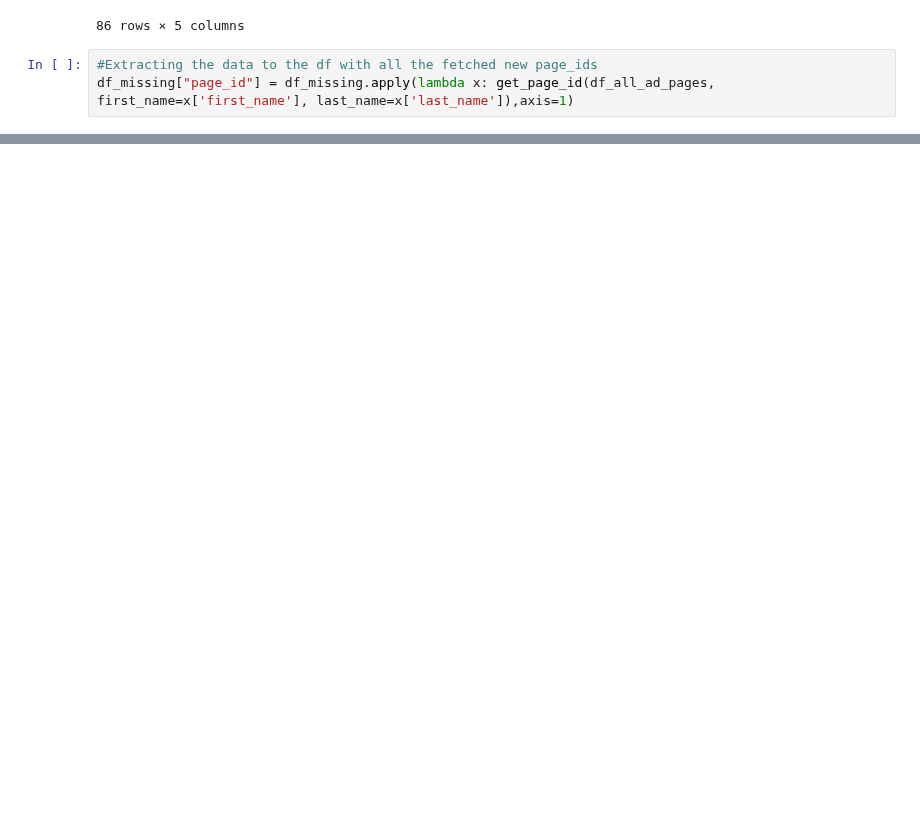
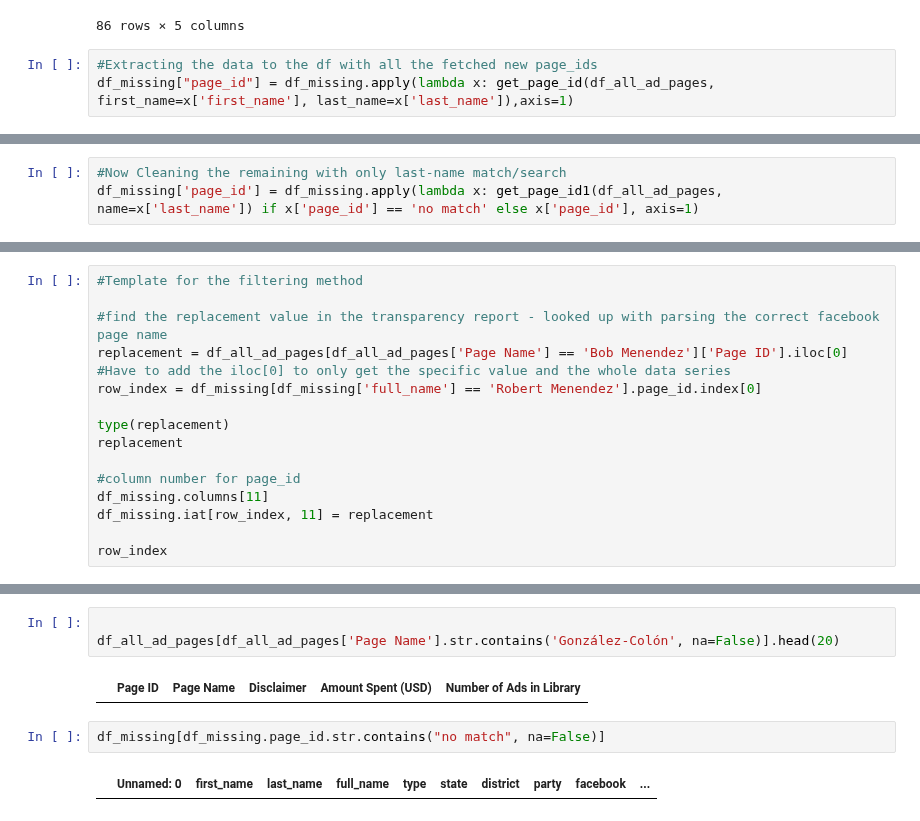
Before and after one commit to lrnz-asnprs/political-ad-api, a Jupyter notebook: notebooks/gustav_notebook.ipynb, the cells around one changed output, grey strips where cells are left out. Cells and saved outputs as stored; diff of their text form; blank space fills up the shorter version.

```diff
--- a/notebooks/gustav_notebook.ipynb
+++ b/notebooks/gustav_notebook.ipynb
@@ -212,0 +198,3 @@ df_test = df_all_ad_pages[['Page Name','Page ID']]
+# %%
+#Now Cleaning the remaining with only last-name match/search
+df_missing['page_id'] = df_missing.apply(lambda x: get_page_id1(df_all_ad_pages, name=x['last_name']) if x['page_id'] == 'no match' else x['page_id'], axis=1)
@@ -267,0 +237,15 @@ df_all_ad_pages[ df_all_ad_pages['Page Name'] == 'Congressman Hank Johnson']
+# %%
+#Template for the filtering method
+
+#find the replacement value in the transparency report - looked up with parsing the correct facebook page name
+replacement = df_all_ad_pages[df_all_ad_pages['Page Name'] == 'Bob Menendez']['Page ID'].iloc[0] #Have to add the iloc[0] to only get the specific value and the whole data series
+row_index = df_missing[df_missing['full_name'] == 'Robert Menendez'].page_id.index[0]
+
+type(replacement)
+replacement
+
+#column number for page_id
+df_missing.columns[11]
+df_missing.iat[row_index, 11] = replacement
+
+row_index
@@ -267,0 +360,9 @@ df_all_ad_pages[ df_all_ad_pages['Page Name'] == 'Congressman Hank Johnson']
+# %%
+
+df_all_ad_pages[df_all_ad_pages['Page Name'].str.contains('González-Colón', na=False)].head(20)
+# %% [output]
+|  | Page ID | Page Name | Disclaimer | Amount Spent (USD) | Number of Ads in Library |
+# %%
+df_missing[df_missing.page_id.str.contains("no match", na=False)]
+# %% [output]
+|  | Unnamed: 0 | first_name | last_name | full_name | type | state | district | party | facebook | ... |
```
Also changed, not shown: parts of 24 cells of this notebook, 1 other file.
